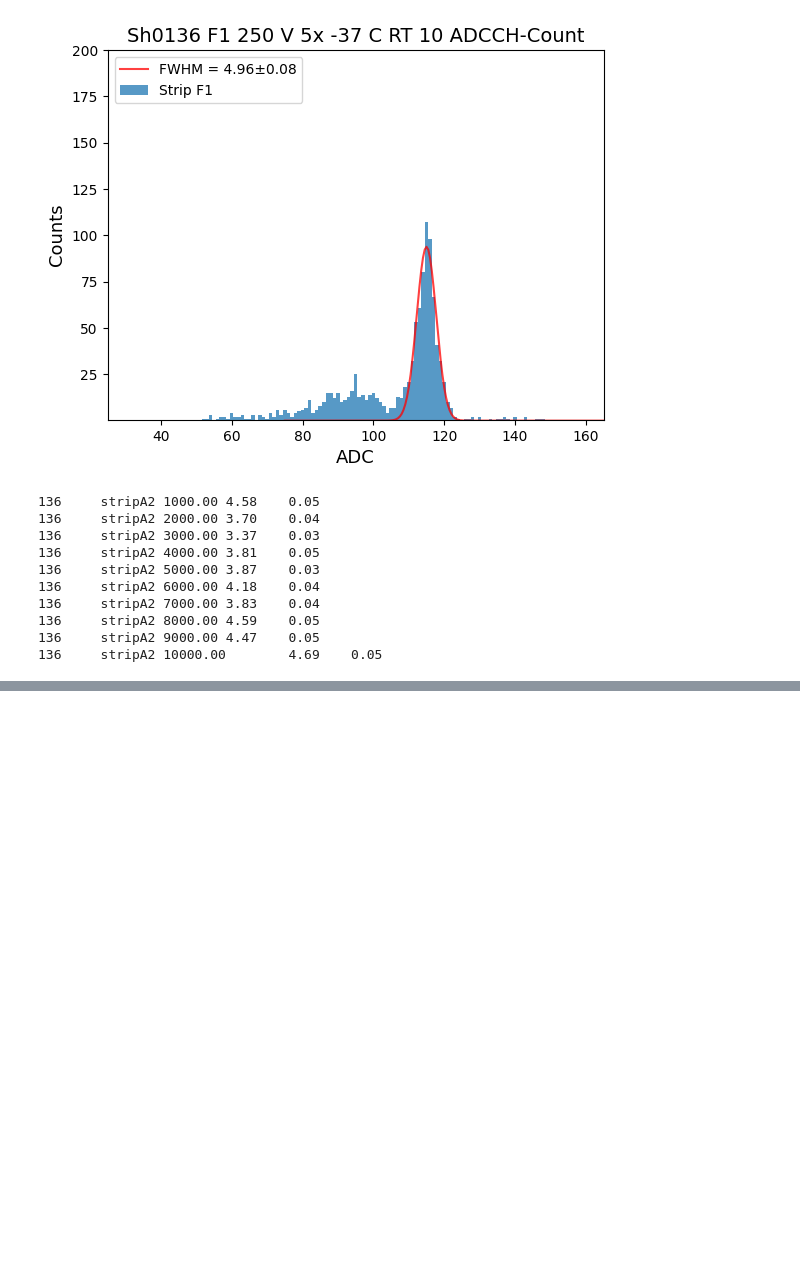
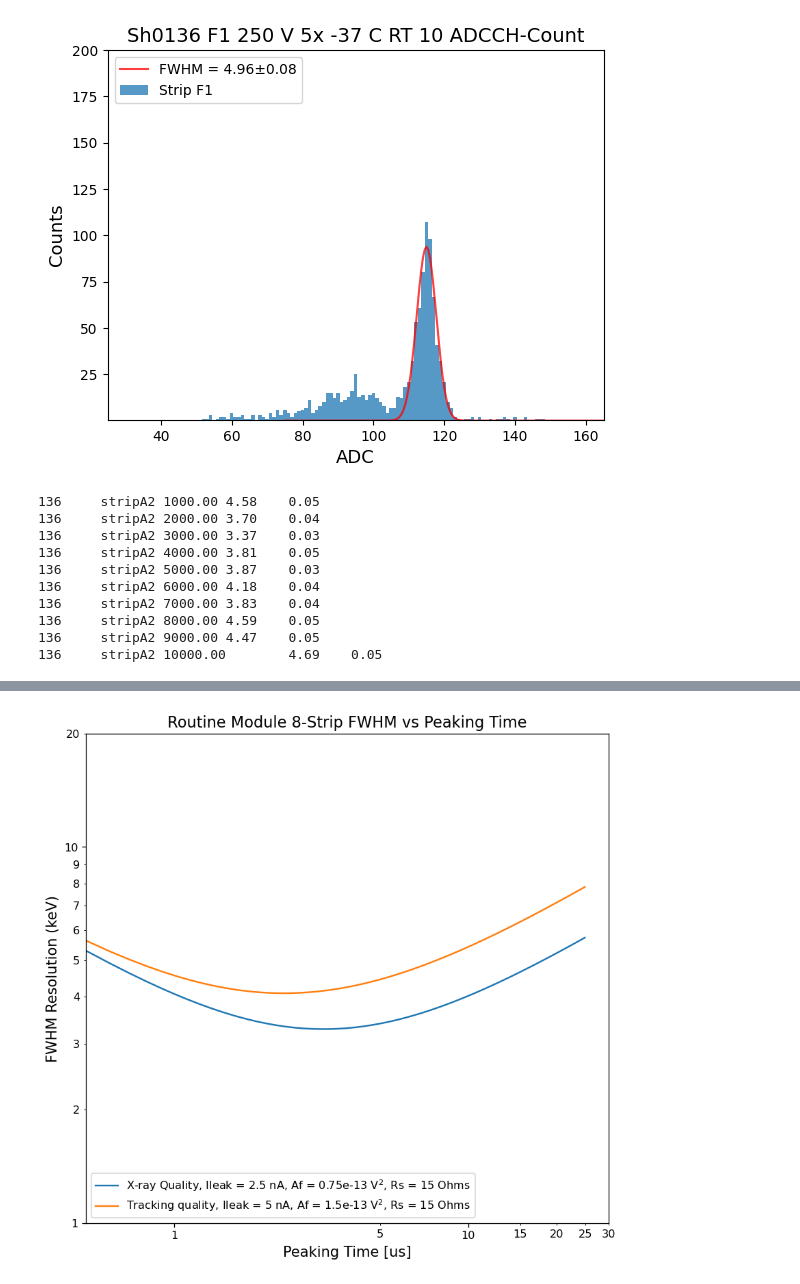
Before and after one commit to kelseyay/GAPS_Scripts, a Jupyter notebook: ActiveScripts/Python/Energy Resolution X-Rays/Plotting_Fitting_X-ray.ipynb, the cells around one changed output, grey strips where cells are left out. Cells and saved outputs as stored; diff of their text form; code cells hidden in the pictures; blank space fills up the shorter version.

```diff
--- a/ActiveScripts/Python/Energy Resolution X-Rays/Plotting_Fitting_X-ray.ipynb
+++ b/ActiveScripts/Python/Energy Resolution X-Rays/Plotting_Fitting_X-ray.ipynb
@@ -534,0 +539,77 @@ stripE
+# %%
+#What if plot noies model with standard parameters?
+#Just copy the fitting thing lol
+
+q = 1.6e-19 #electron charge
+k = 1.38e-23 #Bolzmann constant
+eps = 3.6 #ionization energy of silicon
+Rp = 100e6 #parallel resistance of preamp
+gm = 18e-3 #transconductanct in FET ?Differrent than the paper says?
+Bita = 1 #Not sure what this is yet
+factor = (2.355*eps*1e-3/q); #Factor from ENC to FWHM
+pi = 3.14159
+
+Fi = 0.45;
+Fv = 1.02;
+Fvf = 0.52;
+
+PT = np.arange(0.4, 25.0, 0.1)
+PT = PT*10**-6
+
+#Standard X-ray quality
+Ileak = 2.5e-9
+Af = 0.75e-13
+Rs = 15
+Cstrip = 38 #pF 8-strip is ~38 pF
+Cothers = 30 #CFET = 10 pF, Cstrap + Cint = 20 pF
+Ctot = (Cstrip + Cothers)*10**-12
+
+T_Celsius = -37
+T = (T_Celsius + 273)
+
+enc_sq_std = (2*q*Ileak + 4*k*T/Rp)*Fi*PT + 4*k*T*Ctot**2*(Rs + Bita/gm)*Fv/PT + 2*pi*Af*Ctot**2*Fvf
+FWHM_std = factor*np.sqrt(enc_sq_std)
+
+#Standard tracking-ray quality
+Ileak = 5e-9
+Af = 1.5e-13
+Rs = 15
+Cstrip = 38 #pF 8-strip is ~38 pF
+Cothers = 30 #CFET = 10 pF, Cstrap + Cint = 20 pF
+Ctot = (Cstrip + Cothers)*10**-12
+
+enc_sq_tracking = (2*q*Ileak + 4*k*T/Rp)*Fi*PT + 4*k*T*Ctot**2*(Rs + Bita/gm)*Fv/PT + 2*pi*Af*Ctot**2*Fvf
+FWHM_tracking = factor*np.sqrt(enc_sq_tracking)
+
+#Plotting below
+
+f1 = plt.figure(figsize=(8.5,8),dpi=116)
+ax1 = plt.gca()
+
+ax1.semilogx()
+ax1.semilogy()
+ax1.set_xlabel("Peaking Time [us]",fontsize=13)
+ax1.set_ylabel("FWHM Resolution (keV)",fontsize=13)
+ax1.set_title(f'Routine Module 8-Strip FWHM vs Peaking Time',fontsize=14)
+ax1.set_ylim(1,20)
+ax1.set_xlim(0.5,30)
+ax1.xaxis.set_major_formatter(ScalarFormatter())
+ax1.xaxis.set_minor_formatter(ScalarFormatter())
+ax1.xaxis.set_minor_locator(MultipleLocator(5))
+ax1.xaxis.set_major_formatter('{x:.0f}')
+ax1.xaxis.set_minor_formatter('{x:.0f}')
+
+ax1.yaxis.set_major_formatter(ScalarFormatter())
+ax1.yaxis.set_minor_formatter(ScalarFormatter())
+ax1.yaxis.set_major_formatter('{x:.0f}')
+ax1.yaxis.set_minor_formatter('{x:.0f}')
+
+ax1.plot(PT*10**6, FWHM_std,label = "X-ray Quality, Ileak = 2.5 nA, Af = 0.75e-13 V$^2$, Rs = 15 Ohms")
+ax1.plot(PT*10**6, FWHM_tracking, label = "Tracking quality, Ileak = 5 nA, Af = 1.5e-13 V$^2$, Rs = 15 Ohms")
+ax1.legend(loc='lower left')
+
+savename = os.path.join(file_path,f"Standard_test.png")
+plt.savefig(savename) #Save the file
+plt.show()
+# %% [output]
+[figure, added]
```
Also changed, not shown: parts of 7 cells of this notebook, 11 other files.
